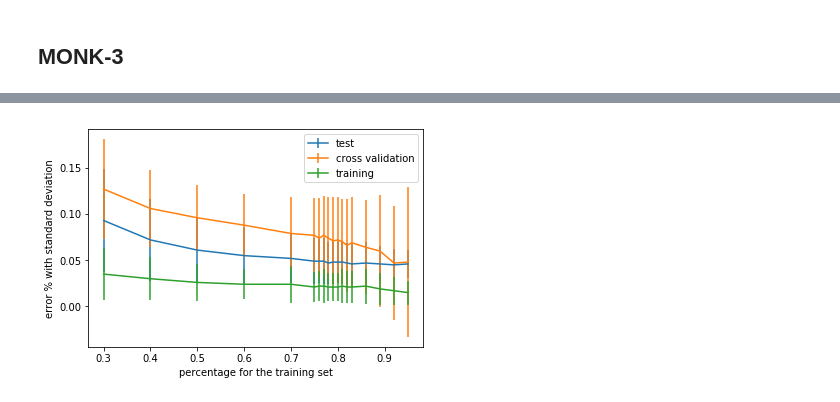
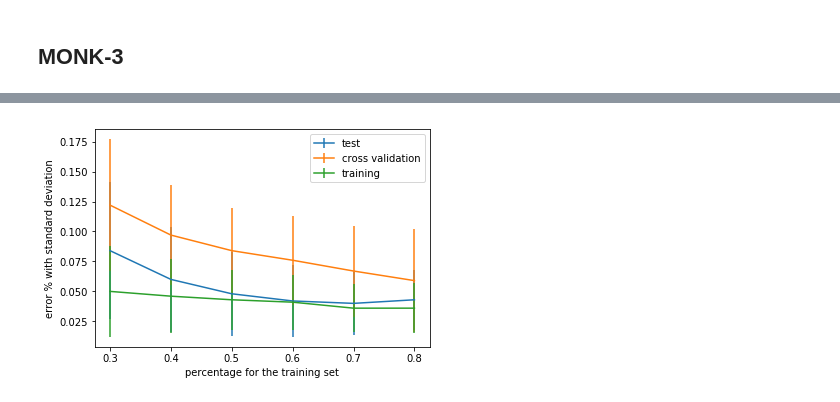
Before and after one commit to msarrias/machine-learning-KTH-DD2421, a Jupyter notebook: decission_trees/decission_trees.ipynb, the cells around one changed output, grey strips where cells are left out. Drawn from its saved outputs; the diff is of its cells as text; code cells hidden in the pictures.

Commit message:
update prunning

```diff
--- a/decission_trees/decission_trees.ipynb
+++ b/decission_trees/decission_trees.ipynb
@@ -163,18 +175,19 @@ def compute_prunning_average(trees_and_performance_by_fraction_percentage_dict):
         candidate_precision_training_list = [value[-3] for value in values]
 
         prunning_average[keys] = (
-            round(np.mean(candidate_precision_test_list),3),
-            round(np.std(candidate_precision_test_list),3),
-            round(np.mean(candidate_precision_validation_list),3),
-            round(np.std(candidate_precision_validation_list),3),
-            round(np.mean(candidate_precision_training_list),3),
-            round(np.std(candidate_precision_training_list),3)
+            np.mean(candidate_precision_test_list),
+            np.std(candidate_precision_test_list),
+            np.mean(candidate_precision_validation_list),
+            np.std(candidate_precision_validation_list),
+            np.mean(candidate_precision_training_list),
+            np.std(candidate_precision_training_list)
         )
     return prunning_average
 # %%
 def average_precision_values(prunning_average_dict):
 
     average_test_precision_value_list = [(1 - value[0]) for value in list(prunning_average_dict.values())]
+    average_test_error_list = [value[0] for value in list(prunning_average_dict.values())]
     average_test_std_value_list = [value[1] for value in list(prunning_average_dict.values())]
 
     average_validation_precision_value_list = [(1 - value[2]) for value in list(prunning_average_dict.values())]
@@ -421,6 +448,10 @@ print(np.hstack(([[i] for i in list(datasets_names)], incorrect_class)))
 >Explain pruning from a bias variance trade-off perspective.
 # %% [markdown]
 Randomly partition the original training set into **training** and **validation** set. according to each fraction:
+# %%
+fractions_list2 = (
+    0.3, 0.4, 0.5, 0.6, 0.7, 0.8
+)
 # %%
 fractions_list = (
     0.3, 0.4, 0.5, 0.6, 0.7, 0.75, 0.76, 0.77, 0.78, 0.79, 0.8, 0.81, 0.82, 0.83, 0.86, 0.89, 0.92, 0.95
@@ -431,7 +462,7 @@ trees_and_performance_by_fraction_percentage = max_pruning_iterator(
 )
 # %%
 trees_and_performance_by_fraction_percentage_monk3 = max_pruning_iterator(
-    m.monk3, m.monk3test, fractions_list, number_of_iteration=1000
+    m.monk3, m.monk3test, fractions_list2, number_of_iteration=50
 )
 # %%
 prunning_average_monk1= compute_prunning_average(trees_and_performance_by_fraction_percentage)
@@ -464,4 +543,4 @@ plot_(fractions_list, average_precision_values_monk1)
 # %%
-plot_(fractions_list, average_precision_values_monk3)
+plot_(fractions_list2, average_precision_values_monk3)
 # %% [output]
-[figure, old version]
+[figure, new version]
```
Also changed, not shown: parts of 10 cells of this notebook.
